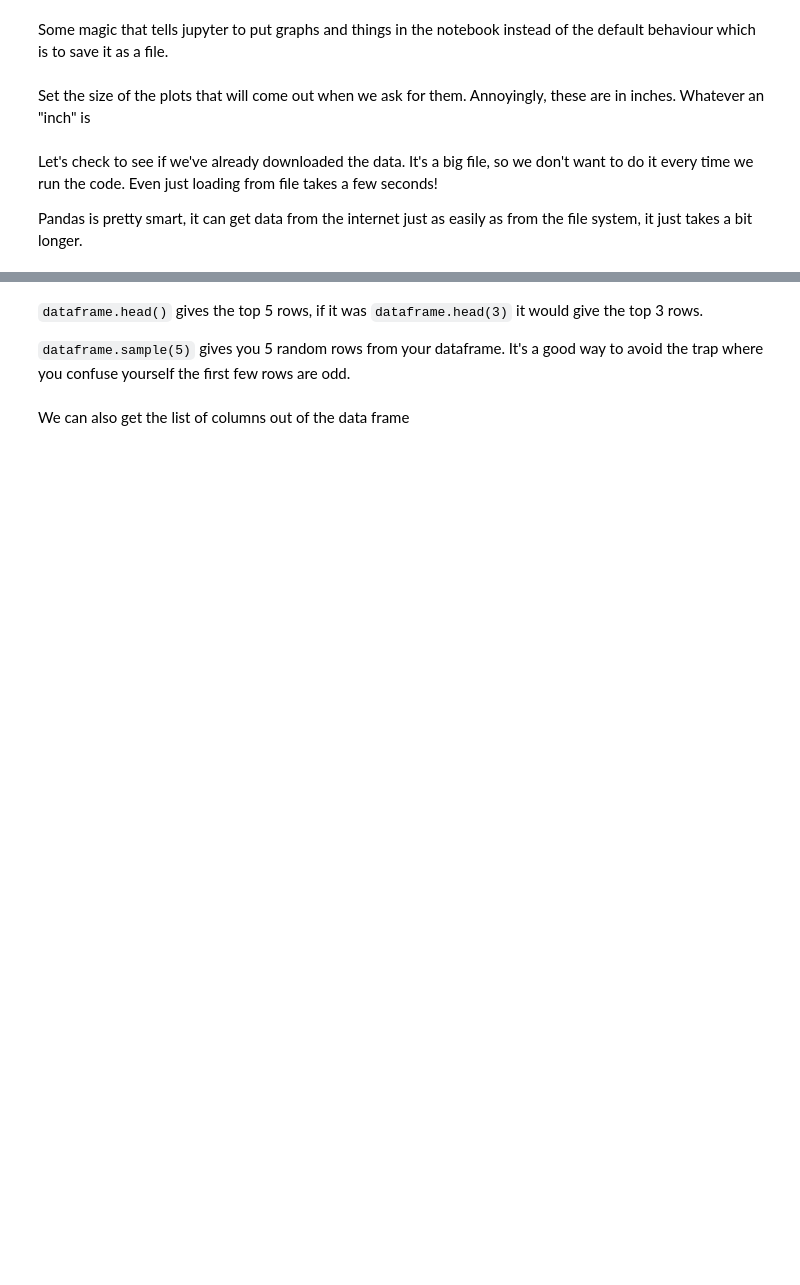
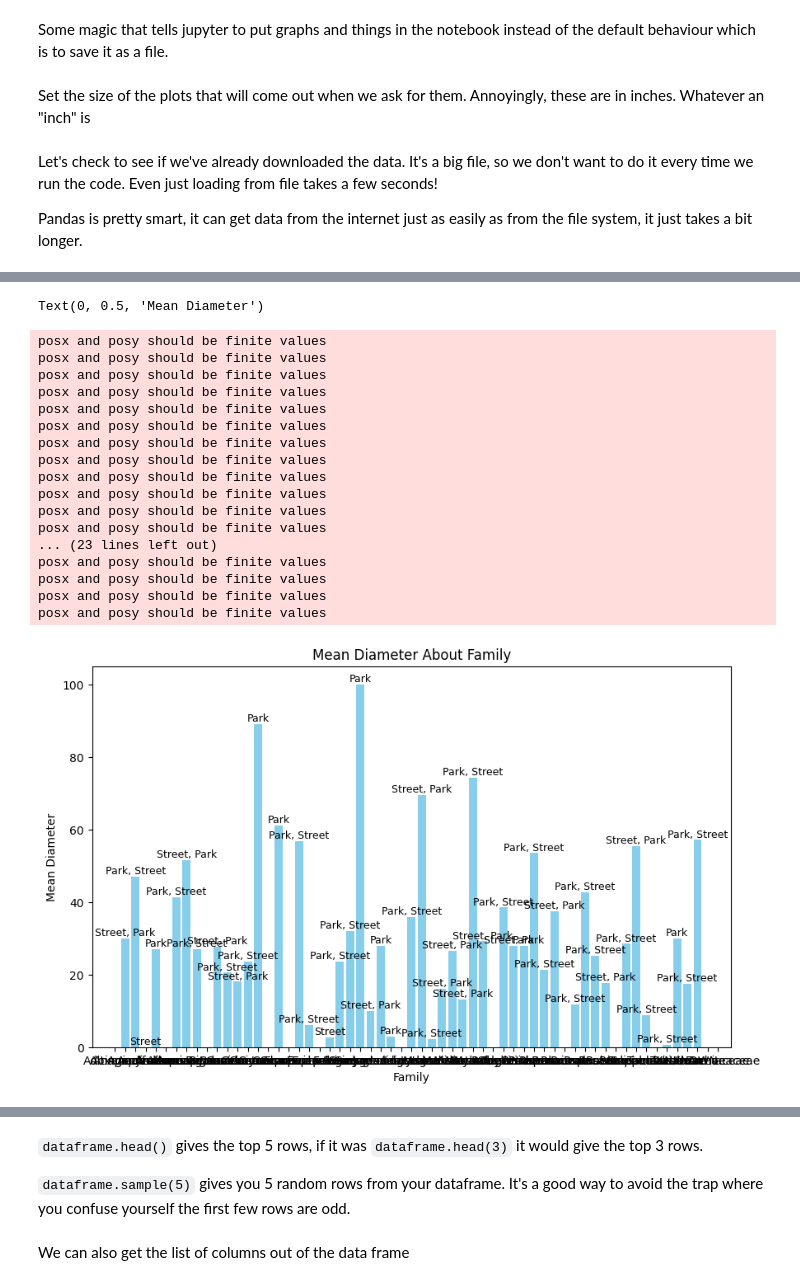
Before and after one commit to YienYan/tree_data, a Jupyter notebook: my_data.ipynb, the cells around one changed output, grey strips where cells are left out. Drawn from its saved outputs; the diff is of its cells as text; code cells hidden in the pictures; blank space fills up the shorter version.

```diff
--- a/my_data.ipynb
+++ b/my_data.ipynb
@@ -41,0 +122,35 @@ print("done")
+# %%
+family_mean_diameter = tdf.groupby("Family")["Diameter Breast Height"].mean()
+locations = tdf.groupby("Family")["Located in"].apply(lambda x: ', '.join(map(str, x.dropna().unique())))
+family = family_mean_diameter.index
+mean_diameter = family_mean_diameter.values
+fig3 = plt.figure(figsize=(10, 6), num=4)
+fig3_ax1 = fig3.add_subplot(111)
+bars = fig3_ax1.bar(family, mean_diameter, color="skyblue")
+for bar, location in zip(bars, locations):
+        y_val = bar.get_height()
+        fig3_ax1.text(bar.get_x() + bar.get_width() / 2, y_val + 0.1, location, ha='center', va='bottom', fontsize=9)
+fig3_ax1.set_title("Mean Diameter About Family")
+fig3_ax1.set_xlabel("Family")
+fig3_ax1.set_ylabel("Mean Diameter")
+#Influence of Plant Subjects on Plant Diameter Breast Height (DBH)
+# %% [output]
+Text(0, 0.5, 'Mean Diameter')
+posx and posy should be finite values
+posx and posy should be finite values
+posx and posy should be finite values
+posx and posy should be finite values
+posx and posy should be finite values
+posx and posy should be finite values
+posx and posy should be finite values
+posx and posy should be finite values
+posx and posy should be finite values
+posx and posy should be finite values
+posx and posy should be finite values
+posx and posy should be finite values
+... (23 lines left out)
+posx and posy should be finite values
+posx and posy should be finite values
+posx and posy should be finite values
+posx and posy should be finite values
+[figure, added]
```
Also changed, not shown: parts of 6 cells of this notebook.
